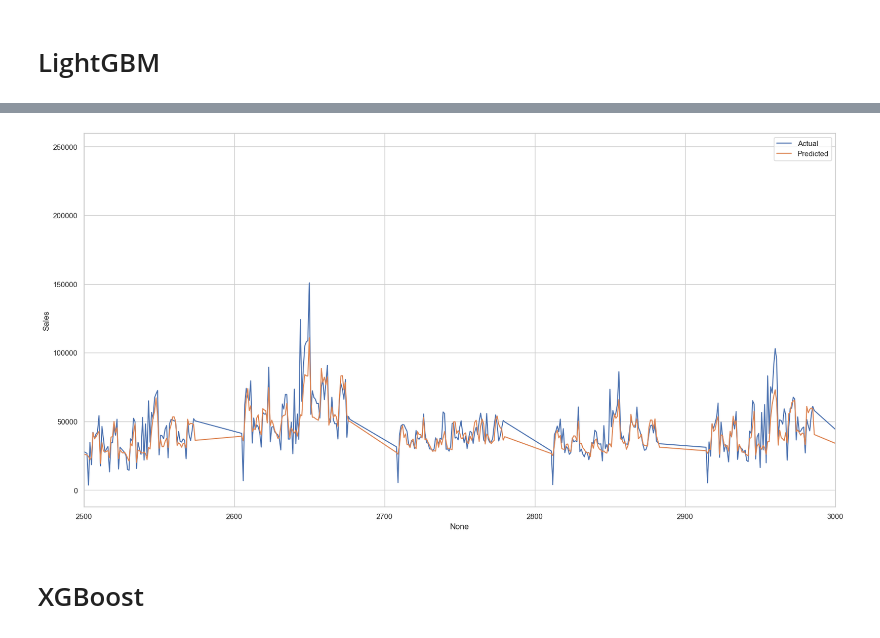
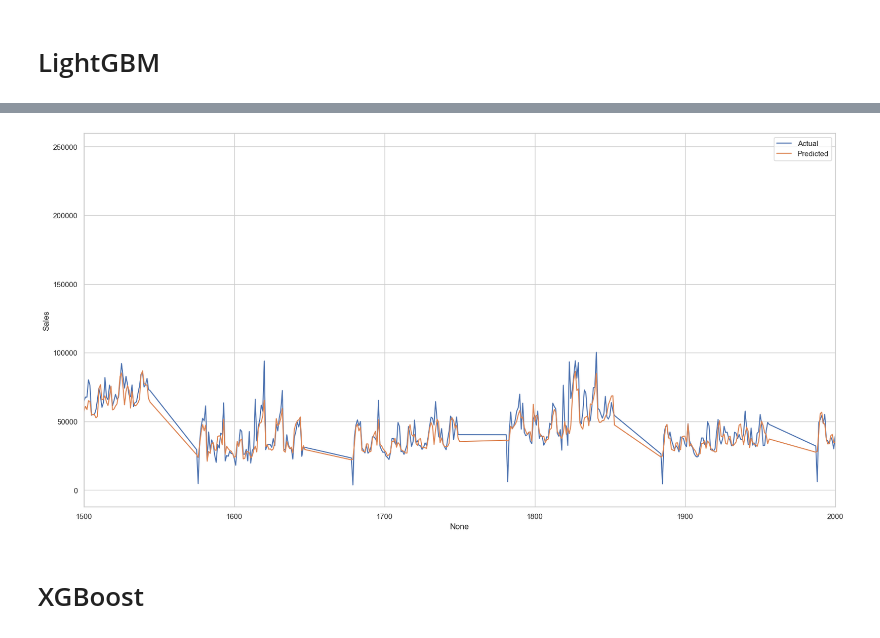
Before and after one commit to gautamnaik1994/SalesForecasting_ML_CaseStudy, a Jupyter notebook: notebooks/modelling/04.MLAlgos.ipynb, the cells around one changed output, grey strips where cells are left out. Saved outputs shown, nothing was run; the diff lists cells and outputs as text; code cells hidden in the pictures.

```diff
--- a/notebooks/modelling/04.MLAlgos.ipynb
+++ b/notebooks/modelling/04.MLAlgos.ipynb
@@ -177,12 +219,11 @@ def generate_features(data, table_name='temp_table'):
 train = generate_features(train)
 test = generate_features(test)
 # %%
-# save the data
-# with open("./pickles/train_features.pkl", "wb") as f:
-#     pickle.dump(train, f)
+with open("./pickles/train_features.pkl", "wb") as f:
+    pickle.dump(train, f)
 
-# with open("./pickles/test_features.pkl", "wb") as f:
-#     pickle.dump(test, f)
+with open("./pickles/test_features.pkl", "wb") as f:
+    pickle.dump(test, f)
 # %%
 with open("./pickles/train_features.pkl", "rb") as f:
     train = pickle.load(f)
@@ -406,8 +447,8 @@ def objective_lgb(trial):
         mlflow.log_params(params)
         return mae
 
-# study = optuna.create_study(direction="minimize", storage="sqlite:///optuna.db", study_name="Sales Forecasting", load_if_exists=True)
-study.optimize(objective_lgb, n_trials=20)
+study = optuna.create_study(direction="minimize", storage="sqlite:///optuna.db", study_name="LightGBM", load_if_exists=True)
+study.optimize(objective_lgb, n_trials=50)
 # %% [output]
 [LightGBM] [Warning] Found boosting=goss. For backwards compatibility reasons, LightGBM interprets this as boosting=gbdt, data_sample_strategy=goss.To suppress this warning, set data_sample_strategy=g ...
 [LightGBM] [Warning] Found boosting=goss. For backwards compatibility reasons, LightGBM interprets this as boosting=gbdt, data_sample_strategy=goss.To suppress this warning, set data_sample_strategy=g ...
@@ -429,7 +470,7 @@ And if memory is not enough, you can set `force_col_wise=true`.
 # %%
 mlflow.set_experiment("LightGBM")
 with mlflow.start_run():
-    lgbm = LGBMRegressor(**study.best_params, n_jobs=-1)
+    lgbm = LGBMRegressor(**study.best_params, n_jobs=-1, random_state=42, num_threads=16, boosting_type="goss")
     lgbm.fit(X_train, y_train)
     y_pred = lgbm.predict(X_test)
     mae = mean_absolute_error(y_test, y_pred)
@@ -453,12 +510,12 @@ plt.show()
 # %%
 plt.figure(figsize=(20,10))
 sns.lineplot(x=test.index, y=y_test, label="Actual")
 sns.lineplot(x=test.index, y=y_pred, label="Predicted")
 # show only first 100 days
-plt.xlim(2500,3000)
+plt.xlim(1500,2000)
 plt.show()
 # %% [output]
-[figure, old version]
+[figure, new version]
 # %% [markdown]
 # XGBoost
 # %%
```
Also changed, not shown: parts of 21 cells of this notebook, 5 other files.
